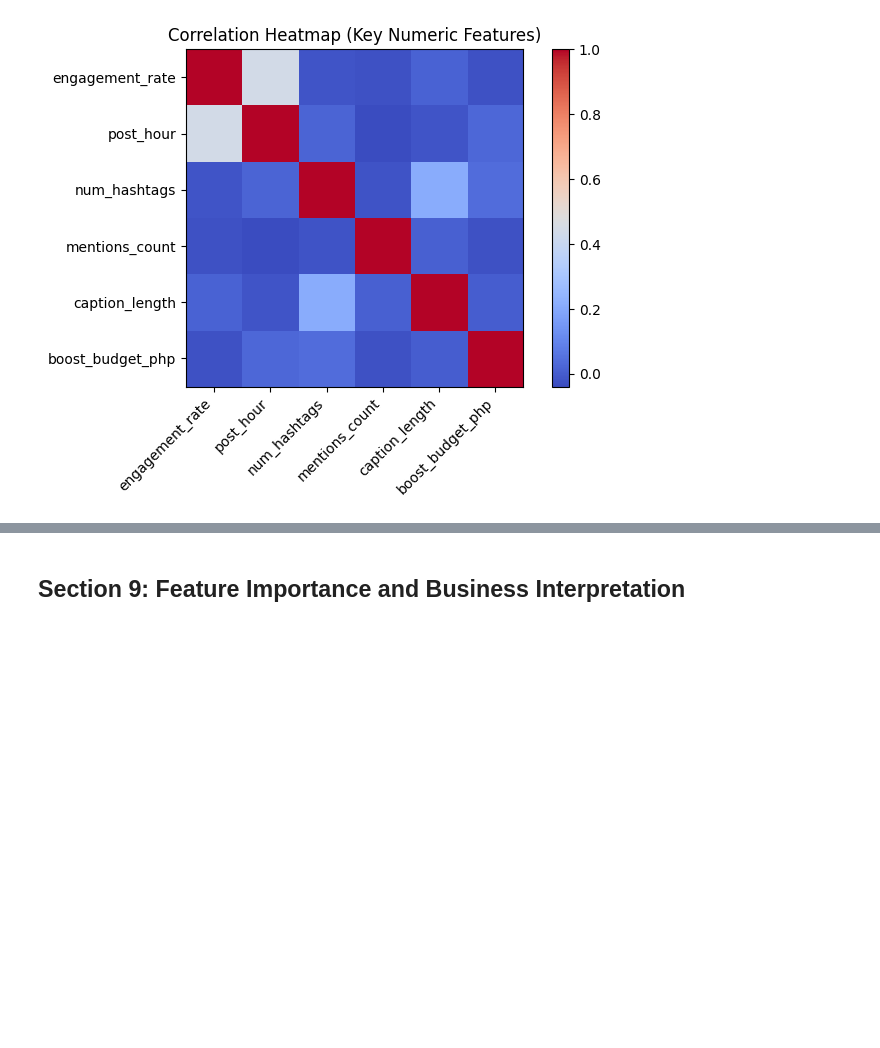
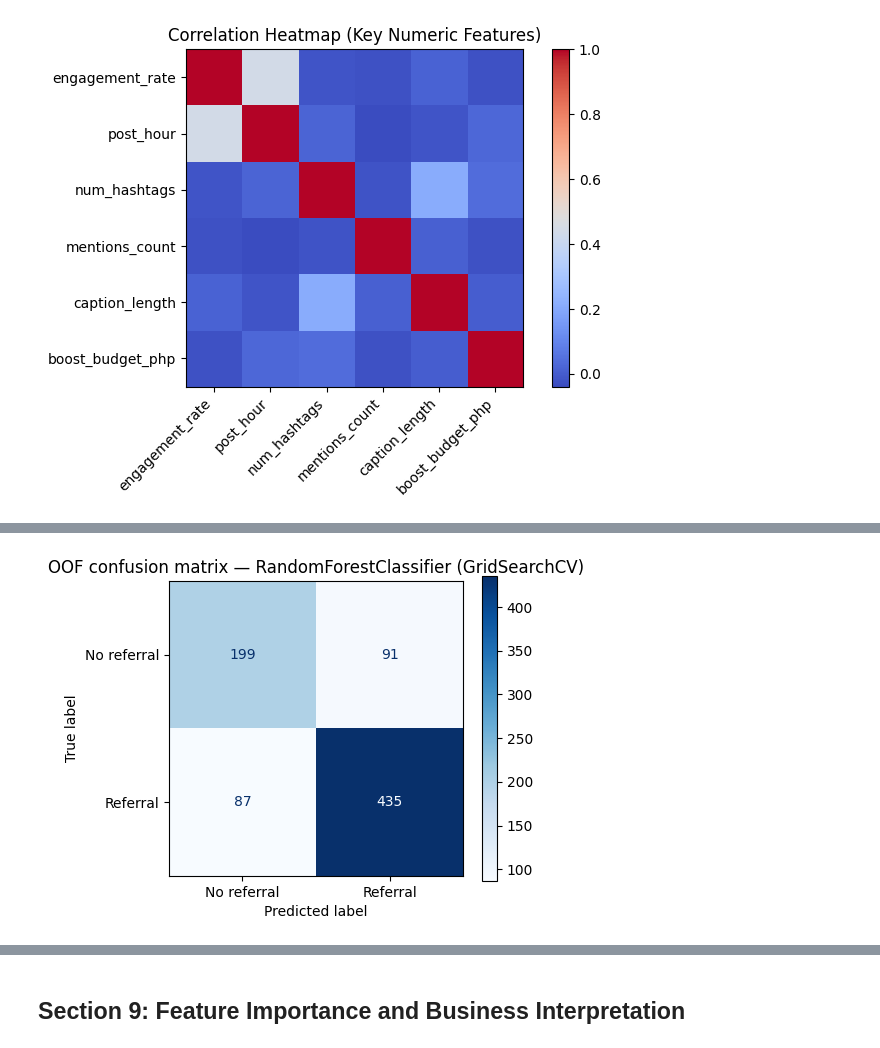
Before and after one commit to mitchsmii/Intex, a Jupyter notebook: ml_pipelines/models/02_social_engagement/social_engagement.ipynb, the cells around one changed output, grey strips where cells are left out. Cells and saved outputs as stored; diff of their text form; code cells hidden in the pictures; blank space fills up the shorter version.

```diff
--- a/ml_pipelines/models/02_social_engagement/social_engagement.ipynb
+++ b/ml_pipelines/models/02_social_engagement/social_engagement.ipynb
@@ -33,7 +33,20 @@ For the regression: R² above 0.5 indicates the model explains meaningful varian
 # %%
 import sys
 import os
+import warnings
+
 sys.path.insert(0, os.path.abspath('../..'))
+
+warnings.filterwarnings('ignore', category=UserWarning)
+warnings.filterwarnings('ignore', category=FutureWarning)
+
+N_JOBS = 1  # Ch. 15: stable parallel default for notebooks / Windows
+
+import numpy as np
+import pandas as pd
+import matplotlib.pyplot as plt
+import joblib
+import json
 
 from data.loader import load_social_media_posts
 
@@ -251,31 +523,89 @@ Confusion Matrix:
 # %%
-import pandas as pd
+from sklearn.metrics import ConfusionMatrixDisplay
+from sklearn.model_selection import learning_curve
+
+# Ch. 11 vs Ch. 15: comparison rows use only out-of-fold predictions
+# Ch. 16: learning_curve refits the tuned Pipeline on growing slices within each CV fold
 
 regression_comparison = pd.DataFrame(
     [
-        {"Model": "Random Forest", "R2": rf_r2, "RMSE": rf_rmse},
-        {"Model": "Gradient Boosting", "R2": gb_r2, "RMSE": gb_rmse},
+        {"Model": "DummyRegressor (mean)", "R2": dummy_reg_r2, "RMSE": dummy_reg_rmse},
+        {"Model": "RandomForestRegressor", "R2": rf_reg_r2, "RMSE": rf_reg_rmse},
+        {"Model": "GradientBoostingRegressor", "R2": gb_reg_r2, "RMSE": gb_reg_rmse},
     ]
 )
 
 classification_comparison = pd.DataFrame(
     [
-        {"Model": "Random Forest", "Recall": rf_recall, "F1": rf_f1},
-        {"Model": "Gradient Boosting", "Recall": gb_recall, "F1": gb_f1},
+        {
+            "Model": "DummyClassifier (most_frequent)",
+            "Recall": dummy_clf_recall,
+            "F1": dummy_clf_f1,
+        },
+        {"Model": "LogisticRegression", "Recall": lr_recall, "F1": lr_f1},
+        {"Model": "RandomForestClassifier", "Recall": rf_recall, "F1": rf_f1},
+        {"Model": "GradientBoostingClassifier", "Recall": gb_recall, "F1": gb_f1},
+        {"Model": best_clf_model_name, "Recall": tuned_recall, "F1": tuned_f1},
     ]
 )
 
-print("Regression Model Comparison (engagement_rate):")
+print("Regression (engagement_rate) — OOF metrics:")
 print(regression_comparison.to_string(index=False))
-print("\nClassification Model Comparison (made_donation_referral):")
+print("\nClassification (made_donation_referral) — OOF metrics:")
 print(classification_comparison.to_string(index=False))
 
-best_reg_model_name = regression_comparison.sort_values(["RMSE", "R2"], ascending=[True, False]).iloc[0]["Model"]
-best_clf_model_name = classification_comparison.sort_values(["Recall", "F1"], ascending=[False, False]).iloc[0]["Model"]
+best_reg_row = regression_comparison.sort_values(
+    ["RMSE", "R2"], ascending=[True, False]
+).iloc[0]
+best_reg_model_name = best_reg_row["Model"]
+print(f"\nBest regression model (lowest RMSE, then R2): {best_reg_model_name}")
 
-best_reg_model = rf_reg if best_reg_model_name == "Random Forest" else gb_reg
-best_clf_model = rf_clf if best_clf_model_name == "Random Forest" else gb_clf
+if "RandomForest" in best_reg_model_name:
+    best_reg_pipeline = make_reg_pipeline(
+        RandomForestRegressor(
+            n_estimators=200,
+            random_state=42,
+            n_jobs=N_JOBS,
+        )
+    )
+else:
+    best_reg_pipeline = make_reg_pipeline(GradientBoostingRegressor(random_state=42))
 
-print(f"\nSelected regression model: {best_reg_model_name}")
-print(f"Selected classification model: {best_clf_model_name}")
+best_reg_pipeline.fit(X, y_reg)
+
+fig, ax = plt.subplots(figsize=(5, 4))
+ConfusionMatrixDisplay.from_predictions(
+    y_clf,
+    oof_best_clf,
+    display_labels=["No referral", "Referral"],
+    cmap="Blues",
+    ax=ax,
+)
+ax.set_title(f"OOF confusion matrix — {best_clf_model_name}")
+plt.tight_layout()
+plt.show()
+
+train_sizes, train_scores, val_scores = learning_curve(
+    best_clf_pipeline,
+    X,
+    y_clf,
+    cv=cv_clf,
+    train_sizes=np.linspace(0.2, 1.0, 5),
+    scoring="recall",
+    n_jobs=N_JOBS,
+    random_state=42,
+)
+train_mean = train_scores.mean(axis=1)
+val_mean = val_scores.mean(axis=1)
+
+fig, ax = plt.subplots(figsize=(7, 4))
+ax.plot(train_sizes, train_mean, marker="o", label="Training recall")
+ax.plot(train_sizes, val_mean, marker="o", label="CV recall")
+ax.set_xlabel("Training set size")
+ax.set_ylabel("Recall")
+ax.set_title(f"Learning curves — {best_clf_model_name}")
+ax.legend()
+ax.grid(True, alpha=0.3)
+plt.tight_layout()
+plt.show()
 # %% [output]
@@ -293,0 +627 @@ Selected classification model: Random Forest
+[figure, added]
```
Also changed, not shown: parts of 11 cells of this notebook, 16 other files.
